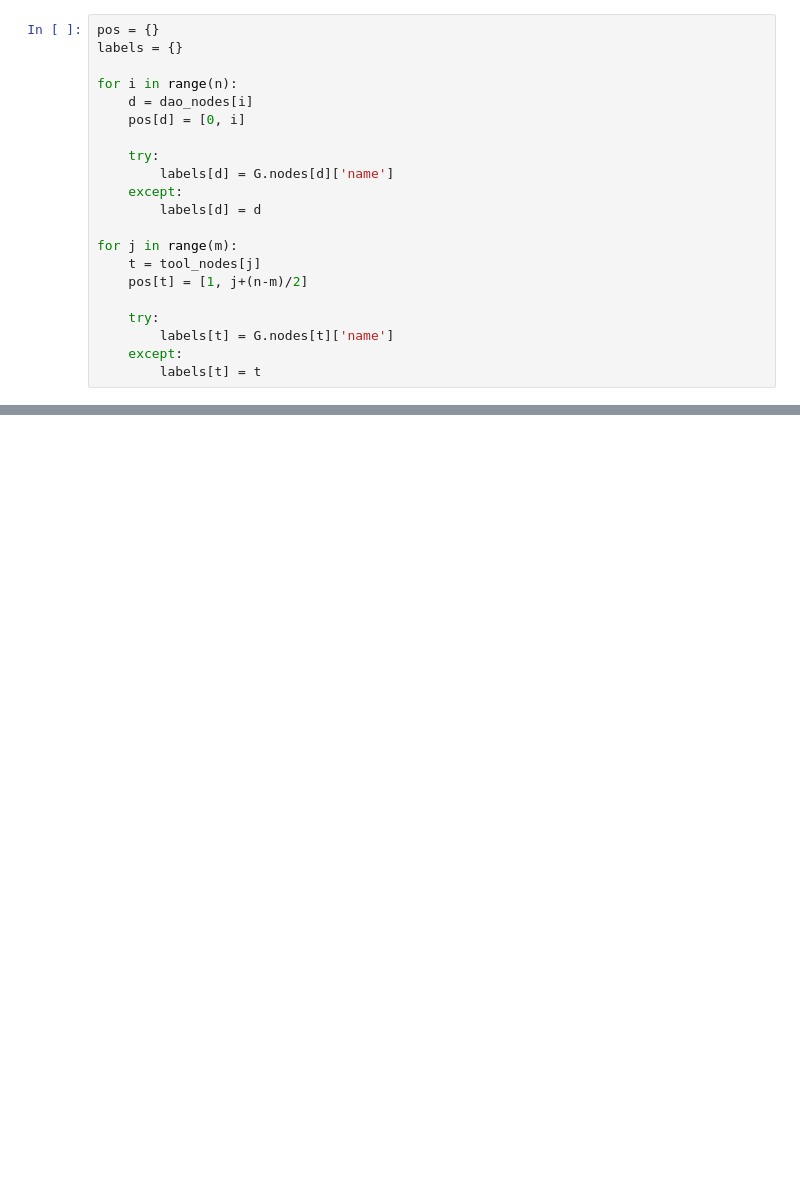
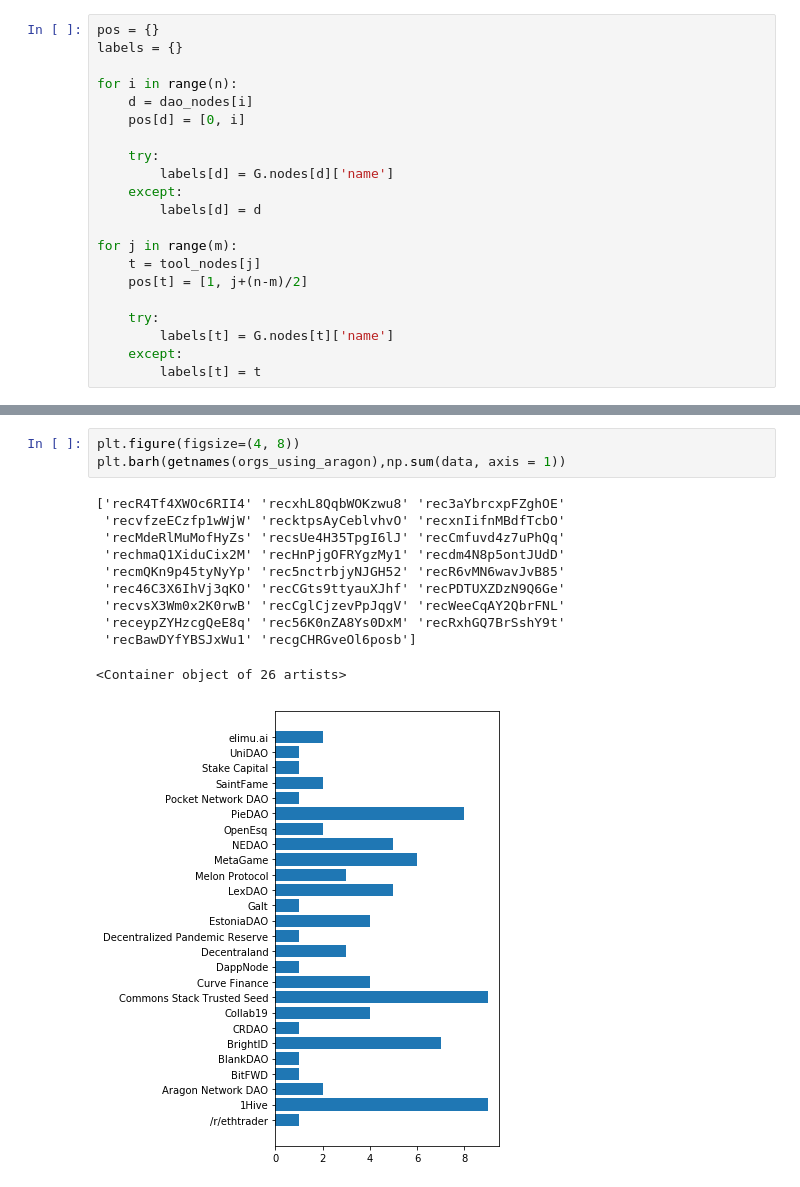
Before and after one commit to metagov/govbase, a Jupyter notebook: airtableToNetworkx.ipynb, the cells around one changed output, grey strips where cells are left out. Cells and saved outputs as stored; diff of their text form; blank space fills up the shorter version.

```diff
--- a/airtableToNetworkx.ipynb
+++ b/airtableToNetworkx.ipynb
@@ -212,0 +340,15 @@ Text(0.5, 1.0, 'Graph View of Tools Used by DAOs in the Wild')
+# %%
+plt.figure(figsize=(4, 8))
+plt.barh(getnames(orgs_using_aragon),np.sum(data, axis = 1))
+# %% [output]
+['recR4Tf4XWOc6RII4' 'recxhL8QqbWOKzwu8' 'rec3aYbrcxpFZghOE'
+ 'recvfzeECzfp1wWjW' 'recktpsAyCeblvhvO' 'recxnIifnMBdfTcbO'
+ 'recMdeRlMuMofHyZs' 'recsUe4H35TpgI6lJ' 'recCmfuvd4z7uPhQq'
+ 'rechmaQ1XiduCix2M' 'recHnPjgOFRYgzMy1' 'recdm4N8p5ontJUdD'
+ 'recmQKn9p45tyNyYp' 'rec5nctrbjyNJGH52' 'recR6vMN6wavJvB85'
+ 'rec46C3X6IhVj3qKO' 'recCGts9ttyauXJhf' 'recPDTUXZDzN9Q6Ge'
+ 'recvsX3Wm0x2K0rwB' 'recCglCjzevPpJqgV' 'recWeeCqAY2QbrFNL'
+ 'receypZYHzcgQeE8q' 'rec56K0nZA8Ys0DxM' 'recRxhGQ7BrSshY9t'
+ 'recBawDYfYBSJxWu1' 'recgCHRGveOl6posb']
+<Container object of 26 artists>
+[figure, added]
```
Also changed, not shown: parts of 28 cells of this notebook, 2 other files.
